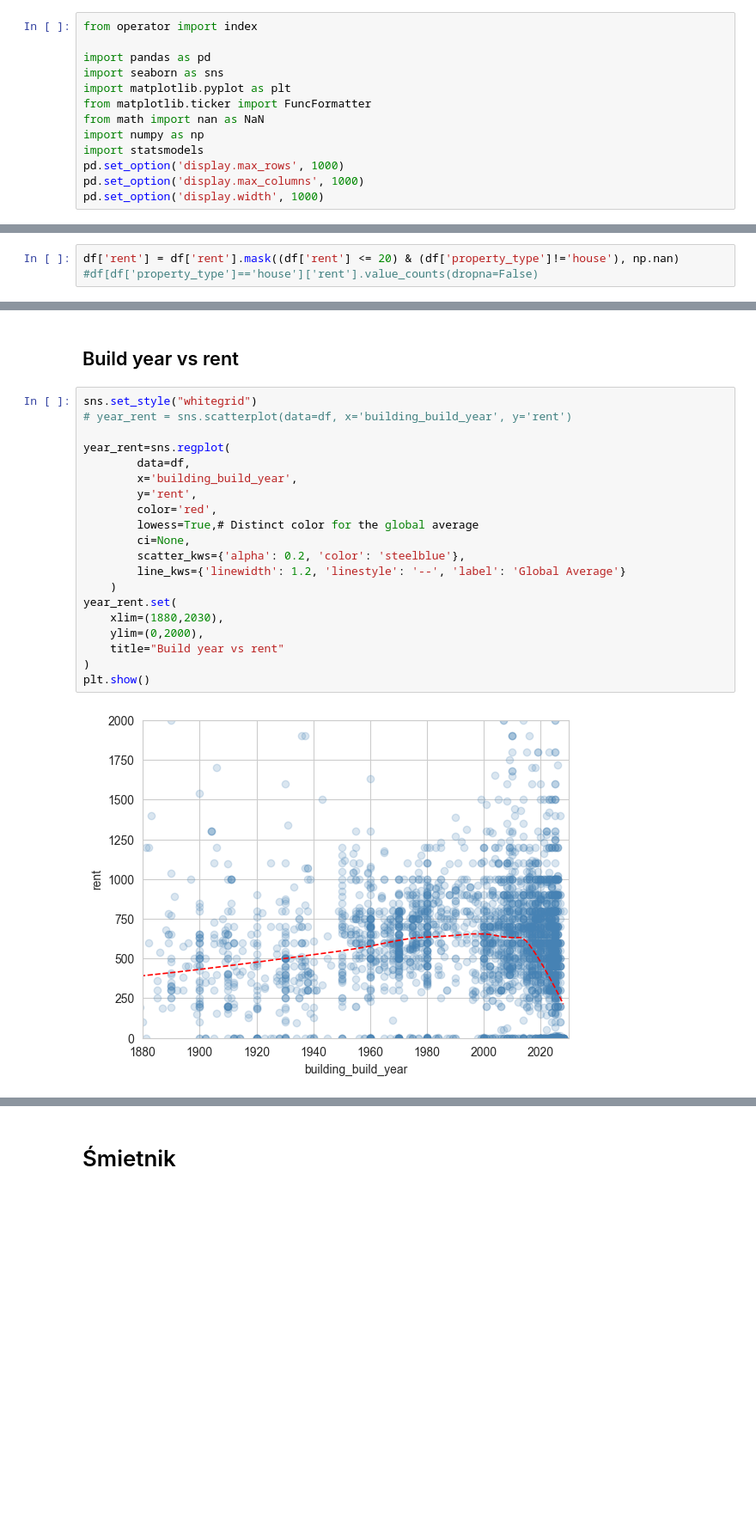
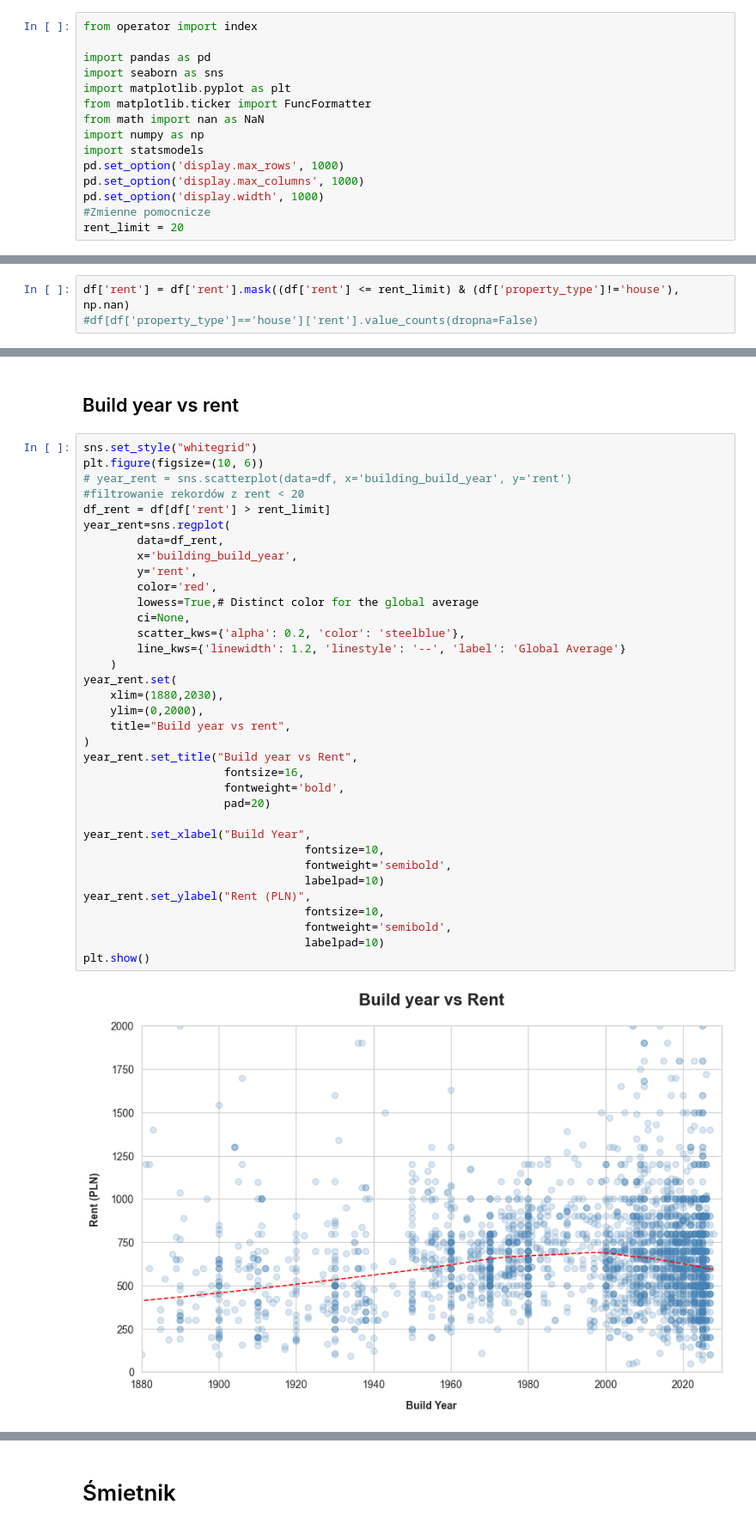
Before and after one commit to Brozi/Otodom-Scraper, a Jupyter notebook: listing-scraper/1.0-jb-eda.ipynb, the cells around one changed output, grey strips where cells are left out. Shown at 86% size. Saved outputs shown, nothing was run; the diff lists cells and outputs as text; blank space fills up the shorter version.

Commit message:
feat: add more plots

```diff
--- a/listing-scraper/1.0-jb-eda.ipynb
+++ b/listing-scraper/1.0-jb-eda.ipynb
@@ -11,5 +11,7 @@ import statsmodels
 pd.set_option('display.max_rows', 1000)
 pd.set_option('display.max_columns', 1000)
 pd.set_option('display.width', 1000)
+#Zmienne pomocnicze
+rent_limit = 20
 # %%
 df = pd.read_csv('../data/master_listings.csv', sep=';')
@@ -79,5 +67,5 @@ Name: count, dtype: int64
 # %% [markdown]
 ## Czynsz
 # %%
-df['rent'] = df['rent'].mask((df['rent'] <= 20) & (df['property_type']!='house'), np.nan)
+df['rent'] = df['rent'].mask((df['rent'] <= rent_limit) & (df['property_type']!='house'), np.nan)
 #df[df['property_type']=='house']['rent'].value_counts(dropna=False)
@@ -286,23 +283,38 @@ plt.show()
 ## Build year vs rent
 # %%
 sns.set_style("whitegrid")
+plt.figure(figsize=(10, 6))
 # year_rent = sns.scatterplot(data=df, x='building_build_year', y='rent')
-
+#filtrowanie rekordów z rent < 20
+df_rent = df[df['rent'] > rent_limit]
 year_rent=sns.regplot(
-        data=df,
+        data=df_rent,
         x='building_build_year',
         y='rent',
         color='red',
         lowess=True,# Distinct color for the global average
         ci=None,
         scatter_kws={'alpha': 0.2, 'color': 'steelblue'},
         line_kws={'linewidth': 1.2, 'linestyle': '--', 'label': 'Global Average'}
     )
 year_rent.set(
     xlim=(1880,2030),
     ylim=(0,2000),
-    title="Build year vs rent"
+    title="Build year vs rent",
 )
+year_rent.set_title("Build year vs Rent",
+                     fontsize=16,
+                     fontweight='bold',
+                     pad=20)
+
+year_rent.set_xlabel("Build Year",
+                                 fontsize=10,
+                                 fontweight='semibold',
+                                 labelpad=10)
+year_rent.set_ylabel("Rent (PLN)",
+                                 fontsize=10,
+                                 fontweight='semibold',
+                                 labelpad=10)
 plt.show()
 # %% [output]
-[figure, old version]
+[figure, new version]
```
Also changed, not shown: parts of 9 cells of this notebook.
